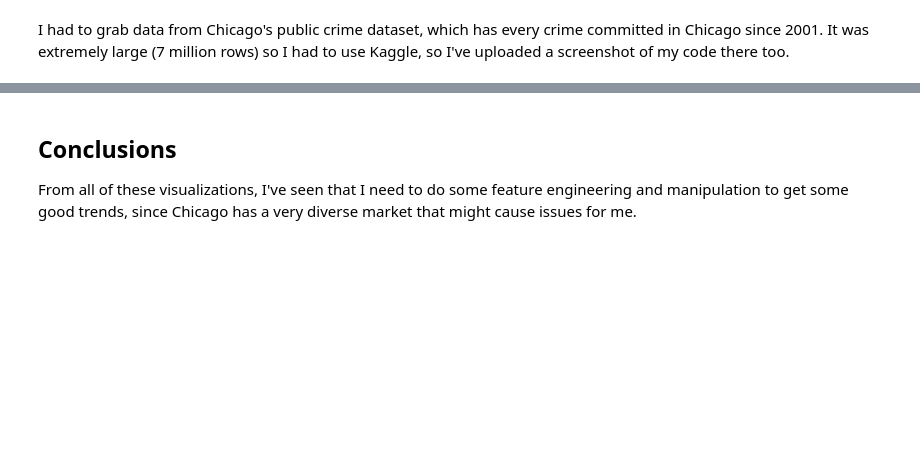
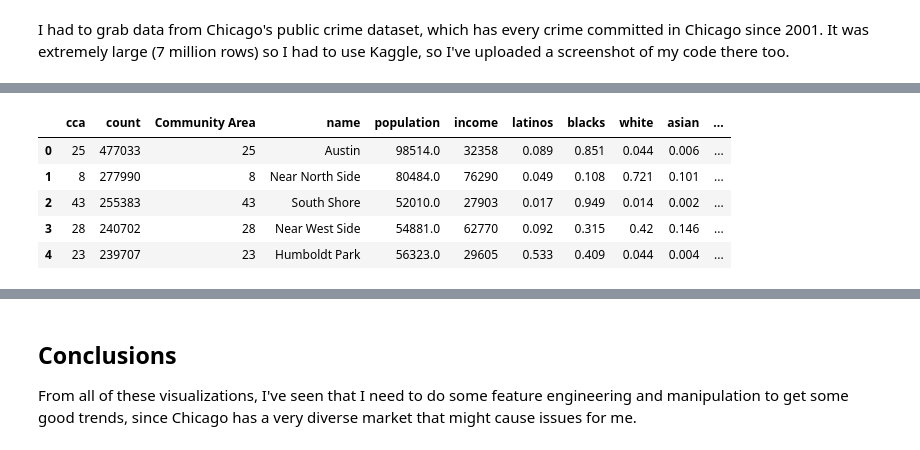
Before and after one commit to Kyra15/MachineLearningAHS, a Jupyter notebook: Project_2/Project_2.ipynb, the cells around one changed output, grey strips where cells are left out. Cells and saved outputs as stored; diff of their text form; code cells hidden in the pictures; blank space fills up the shorter version.

```diff
--- a/Project_2/Project_2.ipynb
+++ b/Project_2/Project_2.ipynb
@@ -435,0 +452,16 @@ crime_counts["percents"] = (crime_counts["count"] / total_crime) * 100
+# %%
+crime_counts = crime_counts.merge(
+    population,
+    left_on="cca",
+    right_on="Community Area",
+    how="left"
+)
+
+crime_counts.head()
+# %% [output]
+|  | cca | count | Community Area | name | population | income | latinos | blacks | white | asian | ... |
+| 0 | 25 | 477033 | 25 | Austin | 98514.0 | 32358 | 0.089 | 0.851 | 0.044 | 0.006 | ... |
+| 1 | 8 | 277990 | 8 | Near North Side | 80484.0 | 76290 | 0.049 | 0.108 | 0.721 | 0.101 | ... |
+| 2 | 43 | 255383 | 43 | South Shore | 52010.0 | 27903 | 0.017 | 0.949 | 0.014 | 0.002 | ... |
+| 3 | 28 | 240702 | 28 | Near West Side | 54881.0 | 62770 | 0.092 | 0.315 | 0.42 | 0.146 | ... |
+| 4 | 23 | 239707 | 23 | Humboldt Park | 56323.0 | 29605 | 0.533 | 0.409 | 0.044 | 0.004 | ... |
```
Also changed, not shown: parts of 38 cells of this notebook.
